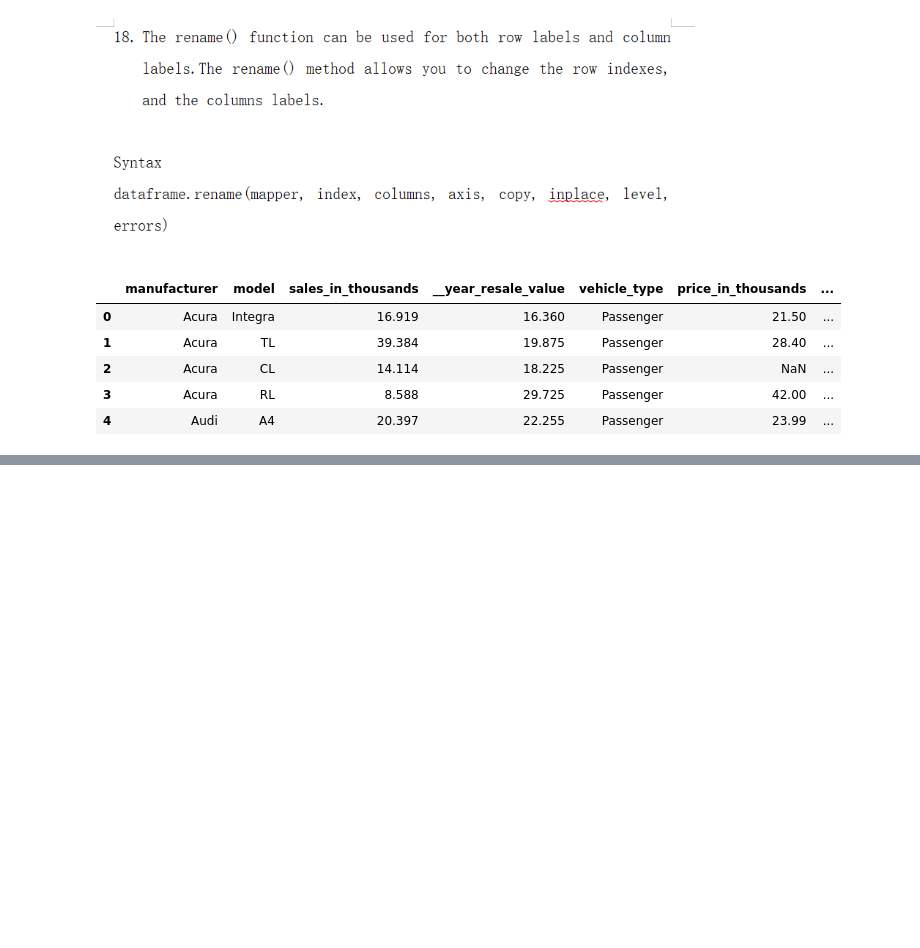
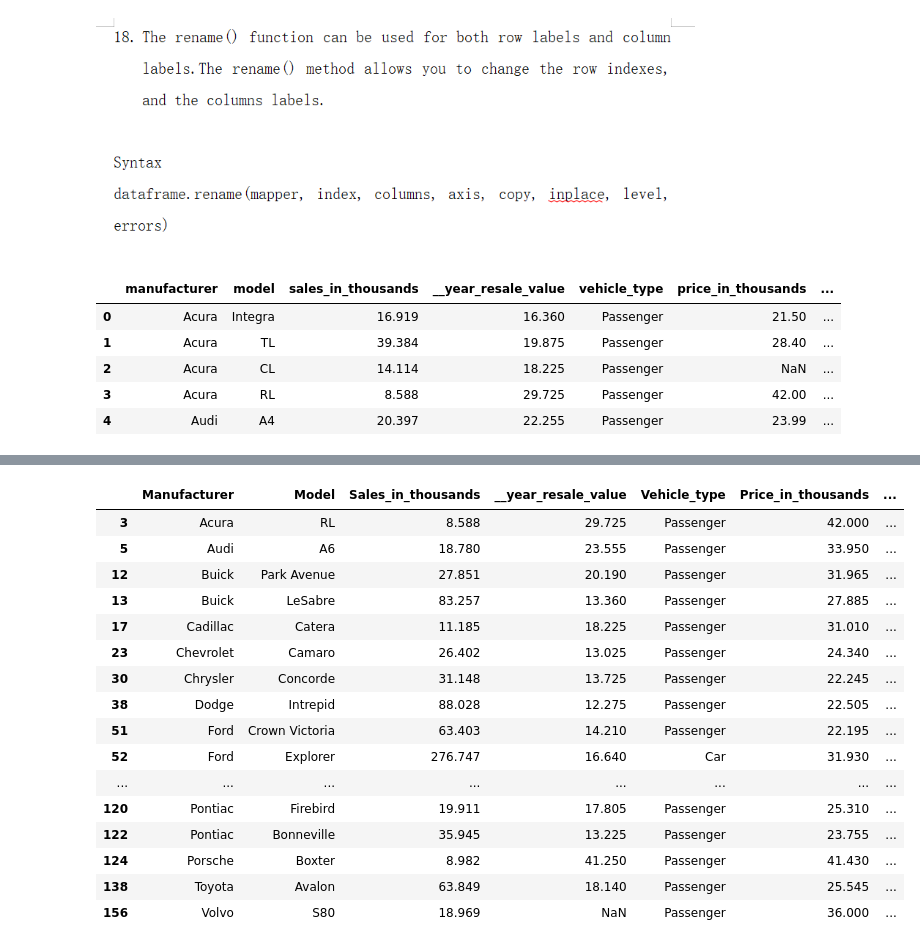
Before and after one commit to vigneshwarjayabal/Pandas, a Jupyter notebook: Pandas.ipynb, the cells around one changed output, grey strips where cells are left out. Drawn from its saved outputs; the diff is of its cells as text; code cells hidden in the pictures; blank space fills up the shorter version.

```diff
--- a/Pandas.ipynb
+++ b/Pandas.ipynb
@@ -495,0 +505,4 @@ df_car_renamed.head()
+# %%
+import pandas as pd
+df=pd.read_csv('/content/Car_sales.csv')
+df
@@ -495,0 +594,21 @@ df_car_renamed.head()
+# %%
+ # between function() will return all data within the given range .
+df[df["Horsepower"].between(200,220)]
+# %% [output]
+|  | Manufacturer | Model | Sales_in_thousands | __year_resale_value | Vehicle_type | Price_in_thousands | ... |
+| 3 | Acura | RL | 8.588 | 29.725 | Passenger | 42.000 | ... |
+| 5 | Audi | A6 | 18.780 | 23.555 | Passenger | 33.950 | ... |
+| 12 | Buick | Park Avenue | 27.851 | 20.190 | Passenger | 31.965 | ... |
+| 13 | Buick | LeSabre | 83.257 | 13.360 | Passenger | 27.885 | ... |
+| 17 | Cadillac | Catera | 11.185 | 18.225 | Passenger | 31.010 | ... |
+| 23 | Chevrolet | Camaro | 26.402 | 13.025 | Passenger | 24.340 | ... |
+| 30 | Chrysler | Concorde | 31.148 | 13.725 | Passenger | 22.245 | ... |
+| 38 | Dodge | Intrepid | 88.028 | 12.275 | Passenger | 22.505 | ... |
+| 51 | Ford | Crown Victoria | 63.403 | 14.210 | Passenger | 22.195 | ... |
+| 52 | Ford | Explorer | 276.747 | 16.640 | Car | 31.930 | ... |
+| ... | ... | ... | ... | ... | ... | ... | ... |
+| 120 | Pontiac | Firebird | 19.911 | 17.805 | Passenger | 25.310 | ... |
+| 122 | Pontiac | Bonneville | 35.945 | 13.225 | Passenger | 23.755 | ... |
+| 124 | Porsche | Boxter | 8.982 | 41.250 | Passenger | 41.430 | ... |
+| 138 | Toyota | Avalon | 63.849 | 18.140 | Passenger | 25.545 | ... |
+| 156 | Volvo | S80 | 18.969 | NaN | Passenger | 36.000 | ... |
```
Also changed, not shown: parts of 30 cells of this notebook.
